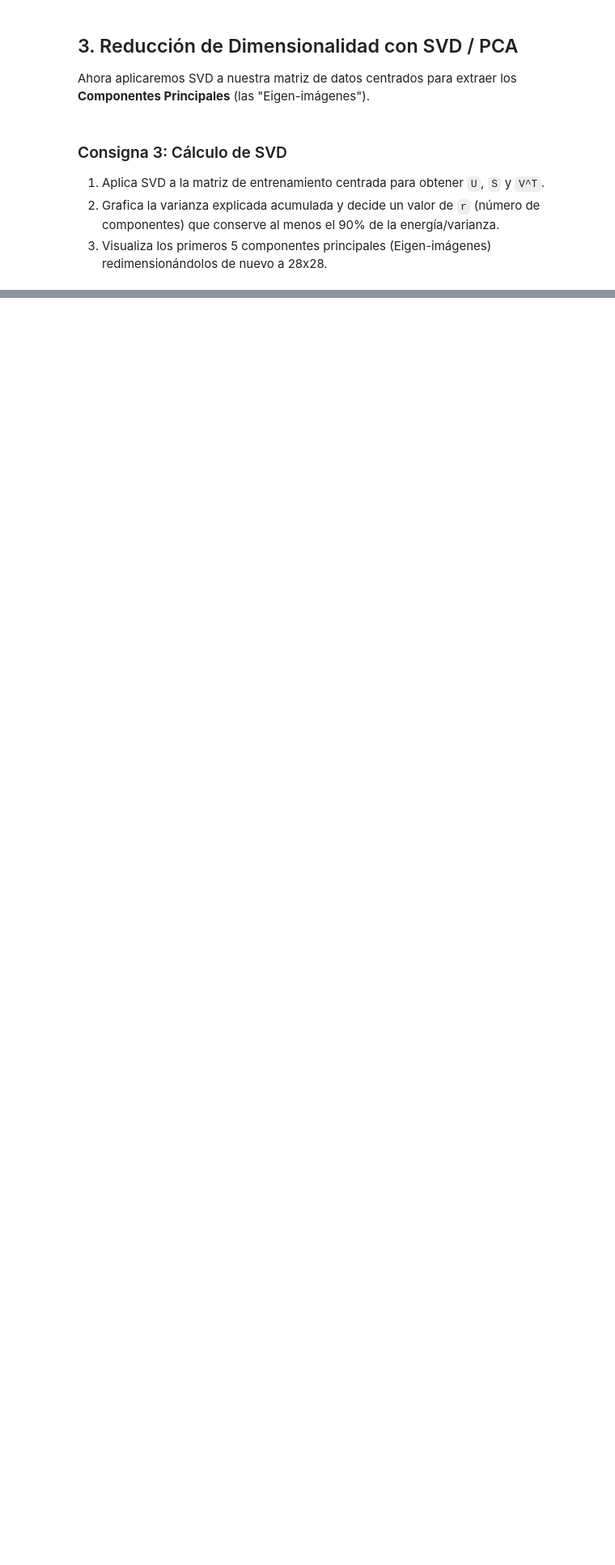
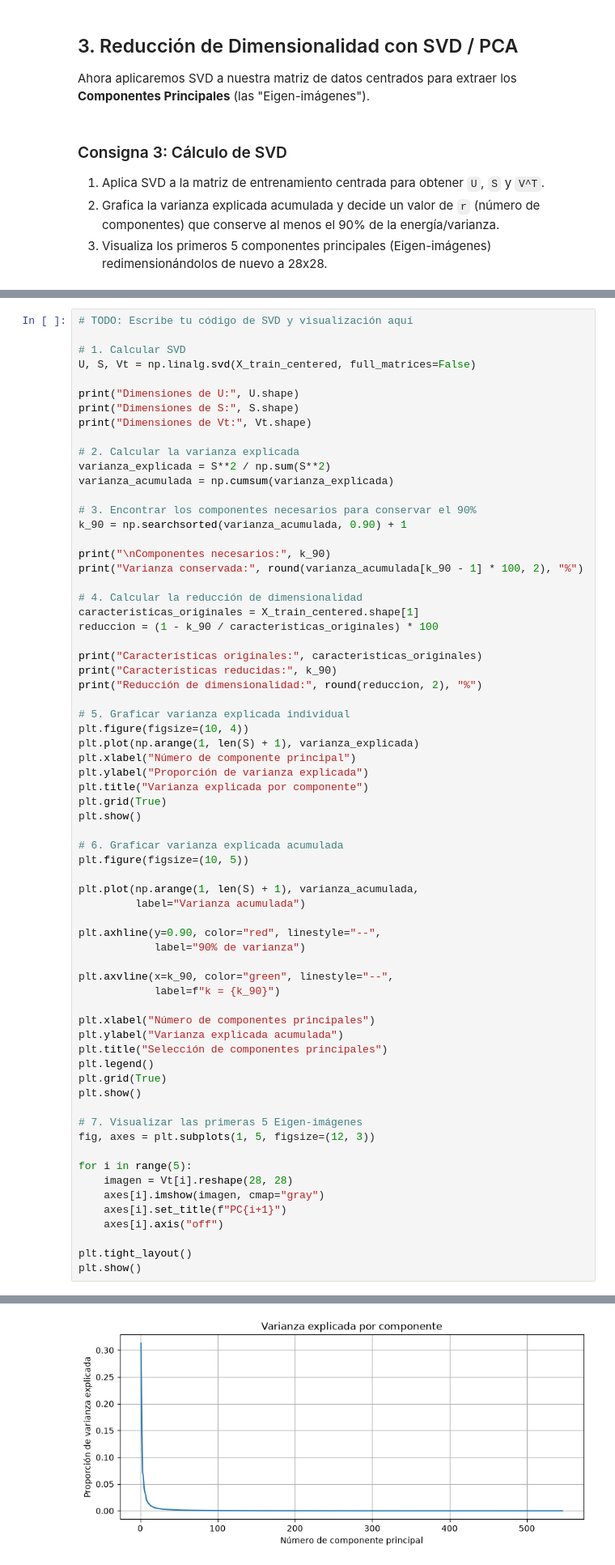
Before and after one commit to Rub3nL0pez/ML1-2026.2_rubenlopez, a Jupyter notebook: TP_3/TP3_Consigna.ipynb, the cells around one changed output, grey strips where cells are left out. Shown at 81% size. Drawn from its saved outputs; the diff is of its cells as text; blank space fills up the shorter version.

```diff
--- a/TP_3/TP3_Consigna.ipynb
+++ b/TP_3/TP3_Consigna.ipynb
@@ -60,0 +104,68 @@ Ahora aplicaremos SVD a nuestra matriz de datos centrados para extraer los **Com
+# %%
+# TODO: Escribe tu código de SVD y visualización aquí
+
+# 1. Calcular SVD
+U, S, Vt = np.linalg.svd(X_train_centered, full_matrices=False)
+
+print("Dimensiones de U:", U.shape)
+print("Dimensiones de S:", S.shape)
+print("Dimensiones de Vt:", Vt.shape)
+
+# 2. Calcular la varianza explicada
+varianza_explicada = S**2 / np.sum(S**2)
+varianza_acumulada = np.cumsum(varianza_explicada)
+
+# 3. Encontrar los componentes necesarios para conservar el 90%
+k_90 = np.searchsorted(varianza_acumulada, 0.90) + 1
+
+print("\nComponentes necesarios:", k_90)
+print("Varianza conservada:", round(varianza_acumulada[k_90 - 1] * 100, 2), "%")
+
+# 4. Calcular la reducción de dimensionalidad
+caracteristicas_originales = X_train_centered.shape[1]
+reduccion = (1 - k_90 / caracteristicas_originales) * 100
+
+print("Características originales:", caracteristicas_originales)
+print("Características reducidas:", k_90)
+print("Reducción de dimensionalidad:", round(reduccion, 2), "%")
+
+# 5. Graficar varianza explicada individual
+plt.figure(figsize=(10, 4))
+plt.plot(np.arange(1, len(S) + 1), varianza_explicada)
+plt.xlabel("Número de componente principal")
+plt.ylabel("Proporción de varianza explicada")
+plt.title("Varianza explicada por componente")
+plt.grid(True)
+plt.show()
+
+# 6. Graficar varianza explicada acumulada
+plt.figure(figsize=(10, 5))
+
+plt.plot(np.arange(1, len(S) + 1), varianza_acumulada,
+         label="Varianza acumulada")
+
+plt.axhline(y=0.90, color="red", linestyle="--",
+            label="90% de varianza")
+
+plt.axvline(x=k_90, color="green", linestyle="--",
+            label=f"k = {k_90}")
+
+plt.xlabel("Número de componentes principales")
+plt.ylabel("Varianza explicada acumulada")
+plt.title("Selección de componentes principales")
+plt.legend()
+plt.grid(True)
+plt.show()
+
+# 7. Visualizar las primeras 5 Eigen-imágenes
+fig, axes = plt.subplots(1, 5, figsize=(12, 3))
+
+for i in range(5):
+    imagen = Vt[i].reshape(28, 28)
+    axes[i].imshow(imagen, cmap="gray")
+    axes[i].set_title(f"PC{i+1}")
+    axes[i].axis("off")
+
+plt.tight_layout()
+plt.show()
+# %% [output]
@@ -60,0 +181 @@ Ahora aplicaremos SVD a nuestra matriz de datos centrados para extraer los **Com
+[figure, added]
```
Also changed, not shown: parts of 12 cells of this notebook.
